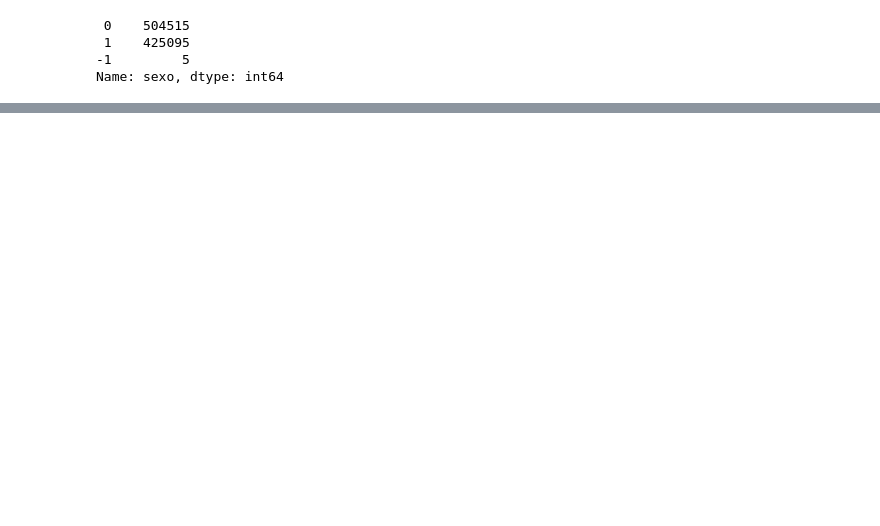
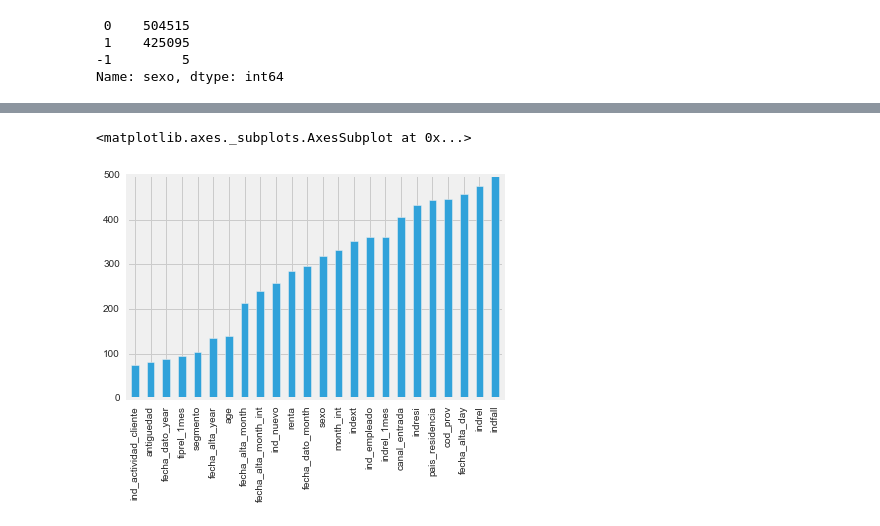
Before and after one commit to chn9hn/Santander, a Jupyter notebook: santander.ipynb, the cells around one changed output, grey strips where cells are left out. Saved outputs shown, nothing was run; the diff lists cells and outputs as text; code cells hidden in the pictures; blank space fills up the shorter version.

```diff
--- a/santander.ipynb
+++ b/santander.ipynb
@@ -442,0 +699,23 @@ test_df.ix[test_df.sexo.isin([-1]), "sexo"] = 0
+# %%
+d = {}
+for p in prod_cols:
+    y = np.array(train_df[p])
+    fit = test.fit(X, y)
+    l = zip(x_train.columns, np.around(fit.scores_))
+    d[p] = sorted(l, key=lambda x: x[1], reverse=True)
+# %%
+ranking = pd.DataFrame(index=x_train.columns,columns=prod_cols)
+# %%
+for p in prod_cols:
+    i = 0
+    for r in d[p]:
+        ranking[p][r[0]] = i
+        i += 1
+# %%
+ranking['total'] = ranking.sum(axis=1)
+# %%
+ranking.sort_values('total')
+ranking.sort_values('total')['total'].plot(kind='bar')
+# %% [output]
+<matplotlib.axes._subplots.AxesSubplot at 0x...>
+[figure, added]
```
Also changed, not shown: parts of 55 cells of this notebook.
